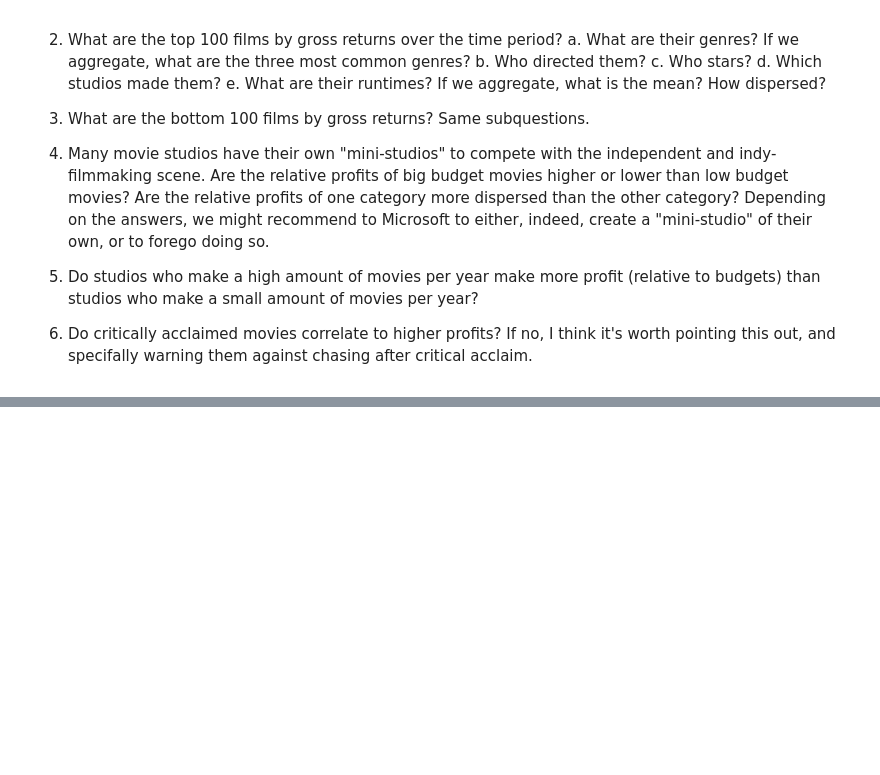
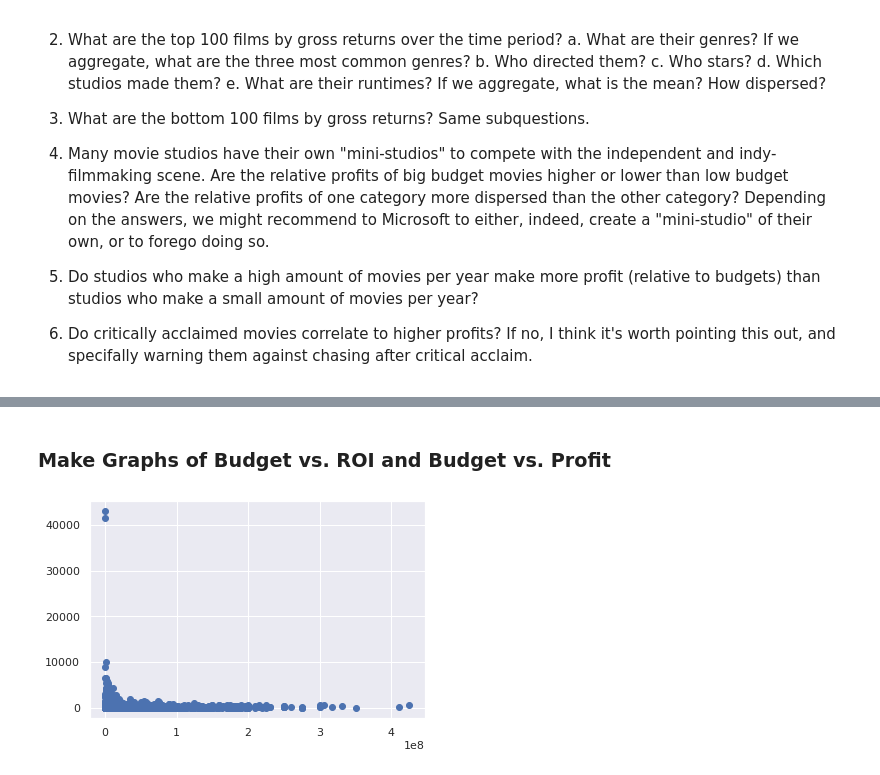
Before and after one commit to jeffbeech/Movies-by-Microsoft, a Jupyter notebook: matt-notebook.ipynb, the cells around one changed output, grey strips where cells are left out. Saved outputs shown, nothing was run; the diff lists cells and outputs as text; code cells hidden in the pictures; blank space fills up the shorter version.

Commit message:
caluclated ROI and net profit

```diff
--- a/matt-notebook.ipynb
+++ b/matt-notebook.ipynb
@@ -389,0 +457,4 @@ sixth_join.dropna(subset=['domestic_gross', 'foreign_gross'], how='any').groupby
+# %%
+roi_df = movie_budgets_numeric[movie_budgets_numeric.domestic_gross !=0]
+roi_df = roi_df[roi_df.worldwide_gross !=0]
+roi_df
@@ -389,0 +475,4 @@ sixth_join.dropna(subset=['domestic_gross', 'foreign_gross'], how='any').groupby
+# %%
+roi_df[roi_df.columns[1]] = roi_df[roi_df.columns[1]].apply(lambda x: int(x[-4:]))
+
+roi_df.info()
@@ -389,0 +493,3 @@ sixth_join.dropna(subset=['domestic_gross', 'foreign_gross'], how='any').groupby
+# %%
+roi_df['roi'] = (roi_df['worldwide_gross'] - roi_df['production_budget']) / roi_df['production_budget'] * 100
+roi_df
@@ -389,0 +563,6 @@ sixth_join.dropna(subset=['domestic_gross', 'foreign_gross'], how='any').groupby
+# %%
+roi_recent = roi_df
+
+roi_recent = roi_recent[roi_recent['release_date'] >= 2008]
+
+roi_recent
@@ -389,0 +676,8 @@ sixth_join.dropna(subset=['domestic_gross', 'foreign_gross'], how='any').groupby
+# %% [markdown]
+### Make Graphs of Budget vs. ROI and Budget vs. Profit
+# %%
+fig, ax = plt.subplots()
+
+ax.scatter(roi_recent['production_budget'], roi_recent['roi']);
+# %% [output]
+[figure, added]
```
Also changed, not shown: parts of 35 cells of this notebook.
